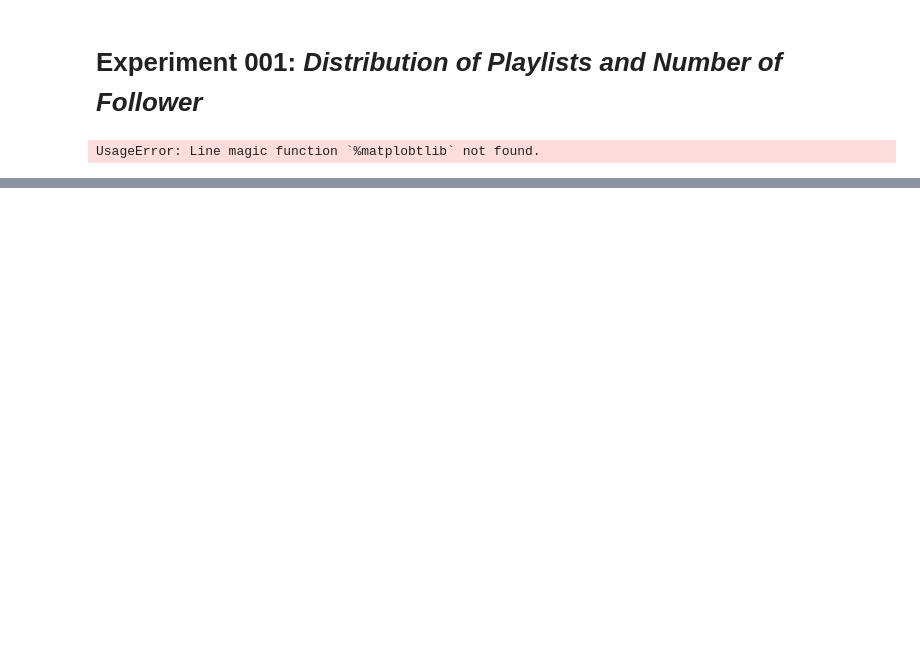
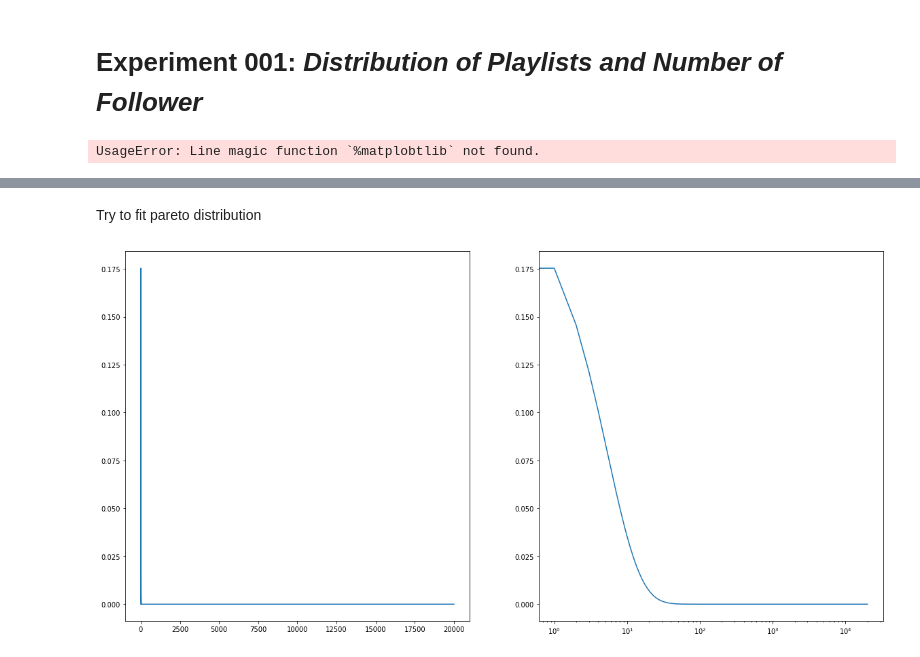
Before and after one commit to JSchmiegel/DataLiteracyProject, a Jupyter notebook: exp/exp001_DistributionOfPlaylists.ipynb, the cells around one changed output, grey strips where cells are left out. Drawn from its saved outputs; the diff is of its cells as text; code cells hidden in the pictures; blank space fills up the shorter version.

```diff
--- a/exp/exp001_DistributionOfPlaylists.ipynb
+++ b/exp/exp001_DistributionOfPlaylists.ipynb
@@ -24,0 +54,13 @@ dataset = dataset.reset_index(drop=True)
+# %% [markdown]
+Try to fit pareto distribution
+# %%
+fig, axs = plt.subplots(1, 2, figsize=(20, 10))
+
+a,b,c = stats.pareto.fit(dataset.num_followers)
+axs[0].plot(dataset.index, stats.pareto(a,b,c).pdf(dataset.index))
+
+axs[1].plot(dataset.index, stats.pareto(a,b,c).pdf(dataset.index))
+axs[1].set_xscale("log")
+#plt.scatter(dataset.index, dataset.num_followers)
+# %% [output]
+[figure, added]
```
Also changed, not shown: parts of 11 cells of this notebook, 2 other files.
